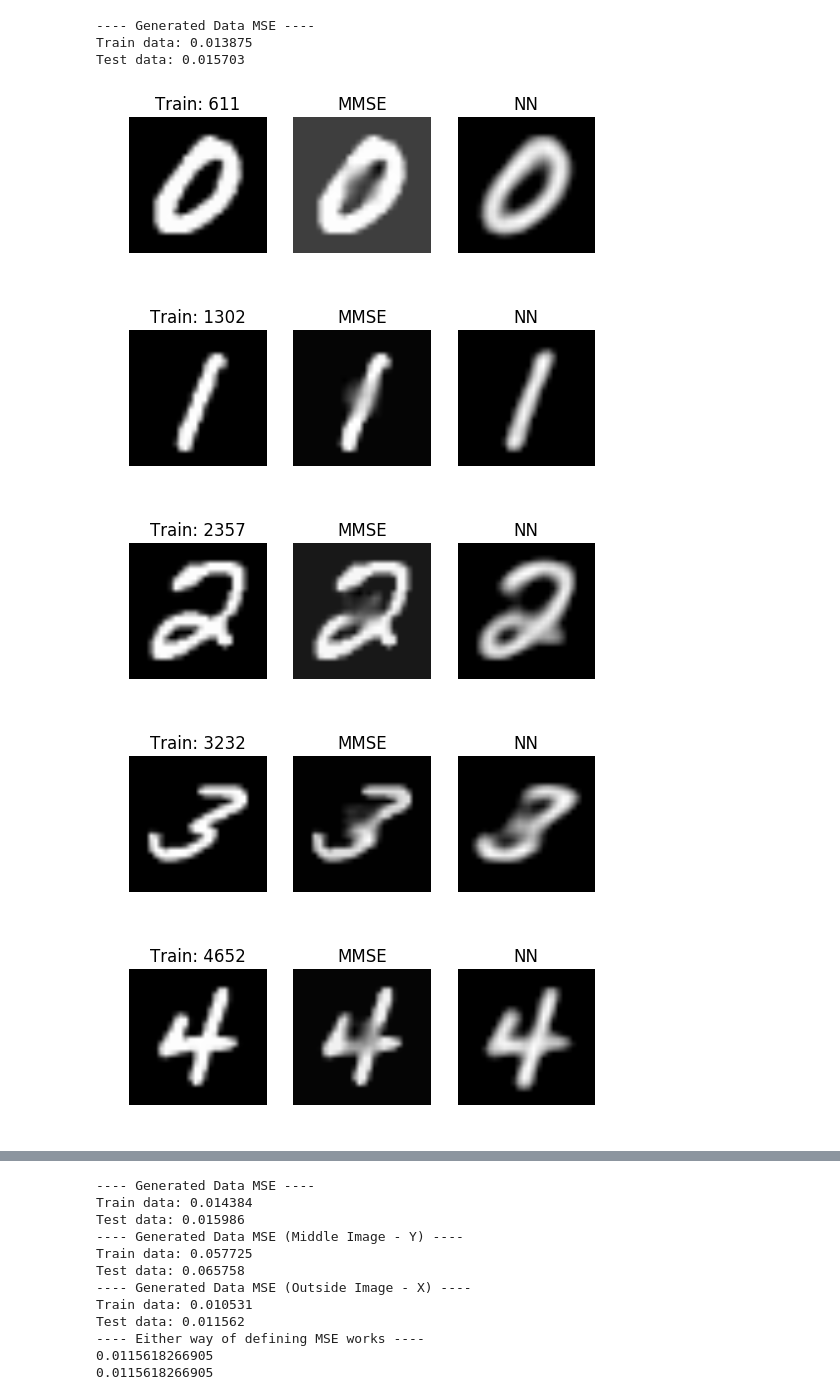
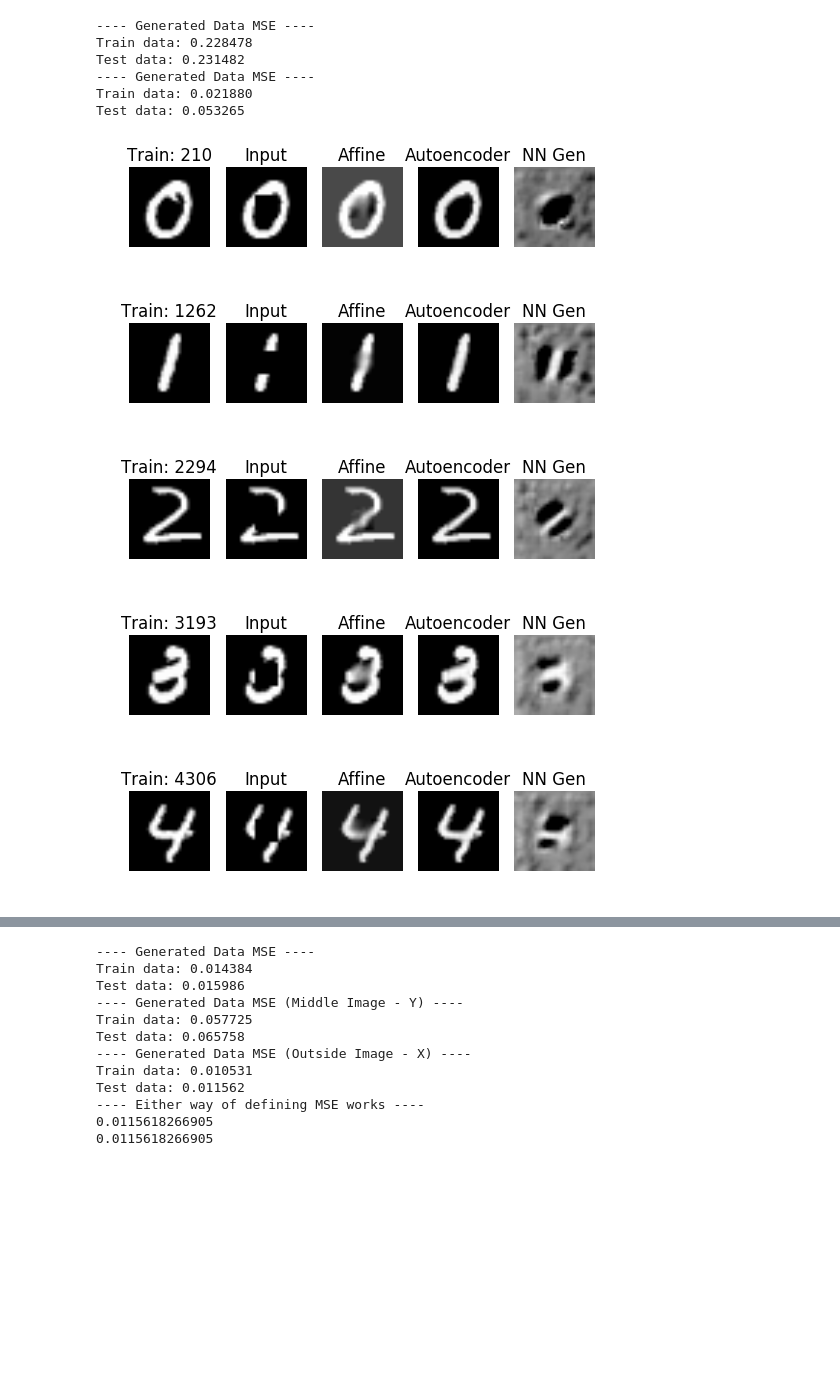
Before and after one commit to dxyang/Thesis, a Jupyter notebook: Autoencoder_middle.ipynb, the cells around one changed output, grey strips where cells are left out. Saved outputs shown, nothing was run; the diff lists cells and outputs as text; code cells hidden in the pictures; blank space fills up the shorter version.

```diff
--- a/Autoencoder_middle.ipynb
+++ b/Autoencoder_middle.ipynb
@@ -137,10 +137,11 @@ def returnData():
 # %%
 train, test = returnData()
 
+squareSideLength = 8
 train_hideCenter, Xtrain_hideCenter, Ytrain_hideCenter, \
-test_hideCenter, Xtest_hideCenter, Ytest_hideCenter = returnSquareData(8)
+test_hideCenter, Xtest_hideCenter, Ytest_hideCenter = returnSquareData(squareSideLength)
 
-u_x, u_y, cov_x, cov_yx = getStatistics(train, generateCenterSquareMask(8))
+u_x, u_y, cov_x, cov_yx = getStatistics(train, generateCenterSquareMask(squareSideLength))
 
 def Wstar(cov_x, cov_yx):
     if cov_x.any():
@@ -158,7 +159,7 @@ def mmseEstimator(x, u_x, u_y, cov_x, cov_yx):
 Ytrain_hat = mmseEstimator(Xtrain_hideCenter, u_x, u_y, cov_x, cov_yx)
 Ytest_hat = mmseEstimator(Xtest_hideCenter, u_x, u_y, cov_x, cov_yx)
 
-maskVec = generateCenterSquareMask(8)
+maskVec = generateCenterSquareMask(squareSideLength)
 x_idx = np.where([maskVec == 1])[1]
 y_idx = np.where([maskVec == 0])[1]
 
@@ -226,8 +227,13 @@ Test data: 0.109739
 # ----------------------------
 #    Blanked to Original
 # ----------------------------
-predicted_train = np.load('predictedTrain5x5.npy')
-predicted_test = np.load('predictedTest5x5.npy')
+predicted_train_pre = np.load('predictedTrain_square_8.npy')
+predicted_test_pre = np.load('predictedTest_square_8.npy')
+
+predicted_train = np.copy(predicted_train_pre)
+predicted_train[x_idx] = Xtrain_hideCenter
+predicted_test = np.copy(predicted_test_pre)
+predicted_test[x_idx] = Xtest_hideCenter
 
 #-------------------------
 #  MSE for whole image
@@ -236,13 +242,13 @@ predicted_test = np.load('predictedTest5x5.npy')
 temp1 = train
 temp2 = test
 
-diff_train = temp1 - predicted_train
+diff_train = temp1 - predicted_train_pre
 trainMSEs = np.zeros(10000)
 for i in range(10000):
     trainMSEs[i] = np.mean(np.multiply(diff_train[:, i], diff_train[:, i]))
 trainMSE = np.mean(trainMSEs)
 
-diff_test = temp2 - predicted_test
+diff_test = temp2 - predicted_test_pre
 testMSEs = np.zeros(1000)
 for i in range(1000):
     testMSEs[i] = np.mean(np.multiply(diff_test[:, i], diff_test[:, i]))
@@ -251,29 +257,64 @@ testMSE = np.mean(testMSEs)
 print '---- Generated Data MSE ----'
 print 'Train data: %f' %trainMSE
 print 'Test data: %f' %testMSE
+
+#-------------------------
+#  MSE for right half image
+#-------------------------
+# calculate the mse of the training and test sets using affine estimator
+temp1 = train[y_idx]
+temp2 = test[y_idx]
+temp3 = predicted_train[y_idx]
+temp4 = predicted_test[y_idx]
+
+diff_train = temp1 - temp3
+trainMSEs = np.zeros(10000)
+for i in range(10000):
+    trainMSEs[i] = np.mean(np.multiply(diff_train[:, i], diff_train[:, i]))
+trainMSE = np.mean(trainMSEs)
+
+diff_test = temp2 - temp4
+testMSEs = np.zeros(1000)
+for i in range(1000):
+    testMSEs[i] = np.mean(np.multiply(diff_test[:, i], diff_test[:, i]))
+testMSE = np.mean(testMSEs)
+
+print '---- Generated Data MSE ----'
+print 'Train data: %f' %trainMSE
+print 'Test data: %f' %testMSE
 # %% [output]
 ---- Generated Data MSE ----
-Train data: 0.013875
-Test data: 0.015703
+Train data: 0.228478
+Test data: 0.231482
+---- Generated Data MSE ----
+Train data: 0.021880
+Test data: 0.053265
 # %%
 for i in range(10):
     randomTrain = np.random.randint(i*1000, (i+1)*1000)
 
     origTrain = train[:, randomTrain]
+    hiddenTrain = train_hideCenter[:, randomTrain]
     mmseTrain = approxImgVecs_train[:, randomTrain]
     nn_train = predicted_train[:, randomTrain]
+    nn_train_generated = predicted_train_pre[:, randomTrain]
 
     imgOrigTrain = unpackcw(origTrain, 28, 28)
+    imgHiddenTrain = unpackcw(hiddenTrain, 28, 28)
     imgApproxTrain = unpackcw(mmseTrain, 28, 28)
     imgNNTrain = unpackcw(nn_train, 28, 28)
+    imgNNTrain_generated = unpackcw(nn_train_generated, 28, 28)
 
     plt.figure(i);
-    plt.subplot(1, 3, 1); plt.imshow(imgOrigTrain, cmap='gray'); plt.title('Train: %d' %randomTrain); plt.axis('off')
-    plt.subplot(1, 3, 2); plt.imshow(imgApproxTrain, cmap='gray'); plt.title('MMSE'); plt.axis('off')
-    plt.subplot(1, 3, 3); plt.imshow(imgNNTrain, cmap='gray'); plt.title('NN'); plt.axis('off')
+    plt.subplot(1, 5, 1); plt.imshow(imgOrigTrain, cmap='gray'); plt.title('Train: %d' %randomTrain); plt.axis('off')
+    plt.subplot(1, 5, 2); plt.imshow(imgHiddenTrain, cmap='gray'); plt.title('Input'); plt.axis('off')
+    plt.subplot(1, 5, 3); plt.imshow(imgApproxTrain, cmap='gray'); plt.title('Affine'); plt.axis('off')
+    plt.subplot(1, 5, 4); plt.imshow(imgNNTrain, cmap='gray'); plt.title('Autoencoder'); plt.axis('off')
+    plt.subplot(1, 5, 5); plt.imshow(imgNNTrain_generated, cmap='gray'); plt.title('NN Gen'); plt.axis('off')
+    #plt.savefig('Figs_train_square_24x24_%d_%d' %(randomTrain,i))
 # %% [output]
-[figure, old version]
+[figure, new version]
-[figure, old version]
+[figure, new version]
-[figure, old version]
+[figure, new version]
-[figure, old version]
+[figure, new version]
-[figure, old version]
+[figure, new version]
```
Also changed, not shown: parts of 3 cells of this notebook, 4 other files.
